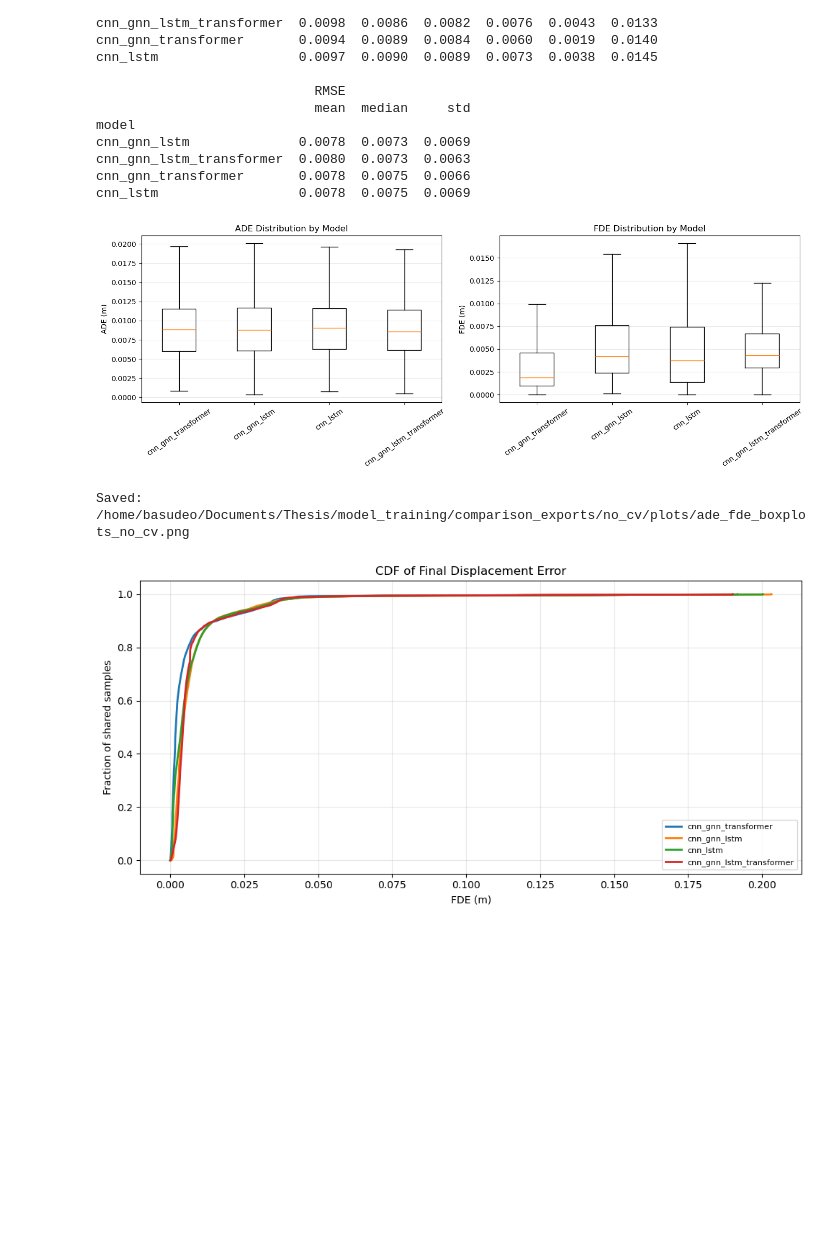
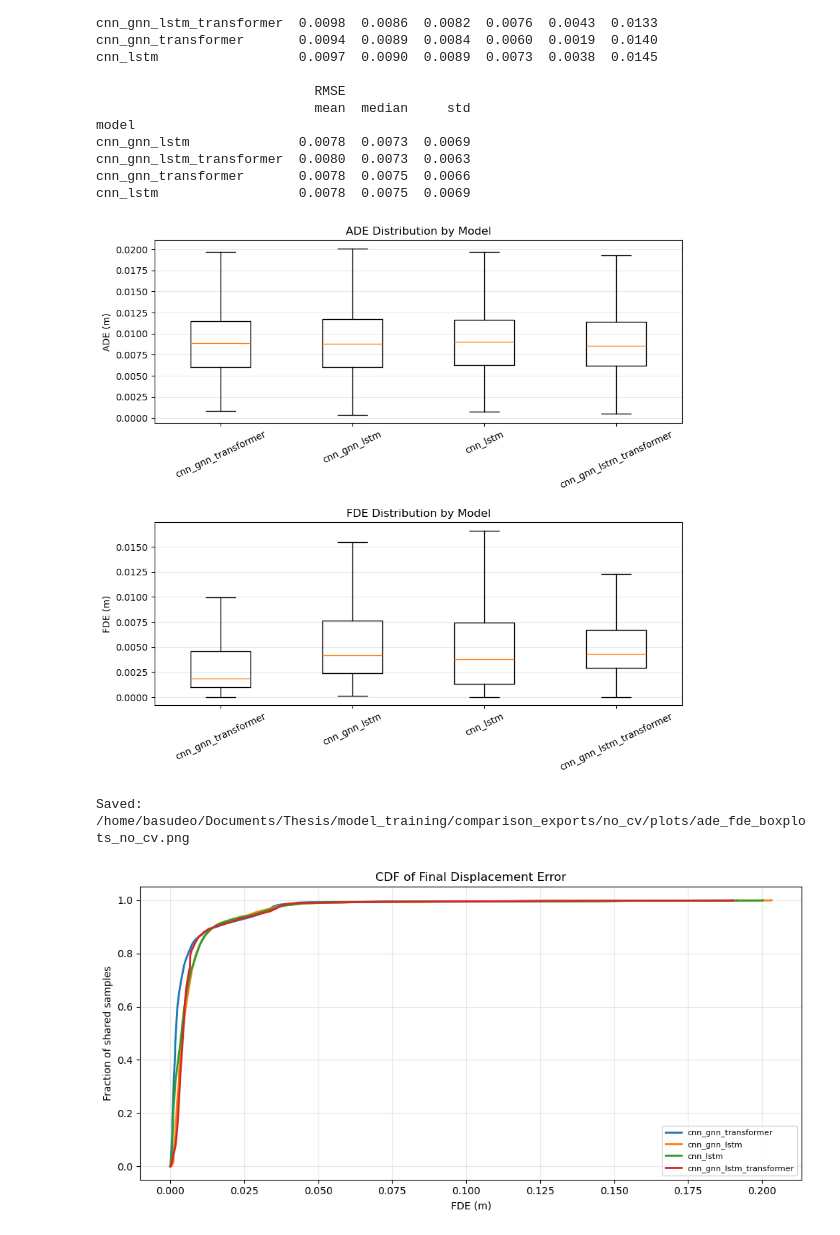
Before and after one commit to basu-repo/thesis, a Jupyter notebook: model_training/notebooks/91_model_comparison_no_cv.ipynb, the cells around one changed output. Saved outputs shown, nothing was run; the diff lists cells and outputs as text; code cells hidden in the pictures; blank space fills up the shorter version.

```diff
--- a/model_training/notebooks/91_model_comparison_no_cv.ipynb
+++ b/model_training/notebooks/91_model_comparison_no_cv.ipynb
@@ -131,7 +131,7 @@ for slug in MODEL_SLUGS:
 if not history_payloads:
     print('No training history CSV files found.')
 else:
-    fig, axes = plt.subplots(1, 2, figsize=(14, 5))
+    fig, axes = plt.subplots(2, 1, figsize=(9, 8.5), sharex=False)
     for slug, history_df in history_payloads.items():
         if {'epoch', 'val_ade'}.issubset(history_df.columns):
             axes[0].plot(history_df['epoch'], history_df['val_ade'], marker='o', label=slug)
@@ -150,7 +150,7 @@ else:
     axes[1].grid(True, alpha=0.3)
     axes[1].legend(fontsize=8, ncol=2)
 
-    plt.tight_layout()
+    plt.tight_layout(h_pad=2.0)
     out_path = PLOTS_ROOT / 'training_curve_comparison_no_cv.png'
     plt.savefig(out_path, dpi=180, bbox_inches='tight')
     plt.show()
@@ -340,30 +340,30 @@ cnn_gnn_lstm_transformer  0.0080  0.0073  0.0063
 cnn_gnn_transformer       0.0078  0.0075  0.0066
 cnn_lstm                  0.0078  0.0075  0.0069
 # %%
-fig, axes = plt.subplots(1, 2, figsize=(14, 5))
+fig, axes = plt.subplots(2, 1, figsize=(9, 8.5), sharex=False)
 model_order = summary_df['model'].tolist()
 ade_data = [sample_metrics_df[sample_metrics_df['model'] == slug]['ADE'].to_numpy() for slug in model_order]
 fde_data = [sample_metrics_df[sample_metrics_df['model'] == slug]['FDE'].to_numpy() for slug in model_order]
 
 axes[0].boxplot(ade_data, labels=model_order, showfliers=False)
 axes[0].set_title('ADE Distribution by Model')
 axes[0].set_ylabel('ADE (m)')
-axes[0].tick_params(axis='x', rotation=35)
+axes[0].tick_params(axis='x', rotation=25)
 axes[0].grid(True, axis='y', alpha=0.3)
 
 axes[1].boxplot(fde_data, labels=model_order, showfliers=False)
 axes[1].set_title('FDE Distribution by Model')
 axes[1].set_ylabel('FDE (m)')
-axes[1].tick_params(axis='x', rotation=35)
+axes[1].tick_params(axis='x', rotation=25)
 axes[1].grid(True, axis='y', alpha=0.3)
 
-plt.tight_layout()
+plt.tight_layout(h_pad=2.0)
 out_path = PLOTS_ROOT / 'ade_fde_boxplots_no_cv.png'
 plt.savefig(out_path, dpi=180, bbox_inches='tight')
 plt.show()
 print('Saved:', out_path)
 # %% [output]
-[figure, old version]
+[figure, new version]
 Saved: /home/basudeo/Documents/Thesis/model_training/comparison_exports/no_cv/plots/ade_fde_boxplots_no_cv.png
 # %%
 fig, ax = plt.subplots(figsize=(10, 5))
```
Also changed, not shown: parts of 1 cell of this notebook, 24 other files.
